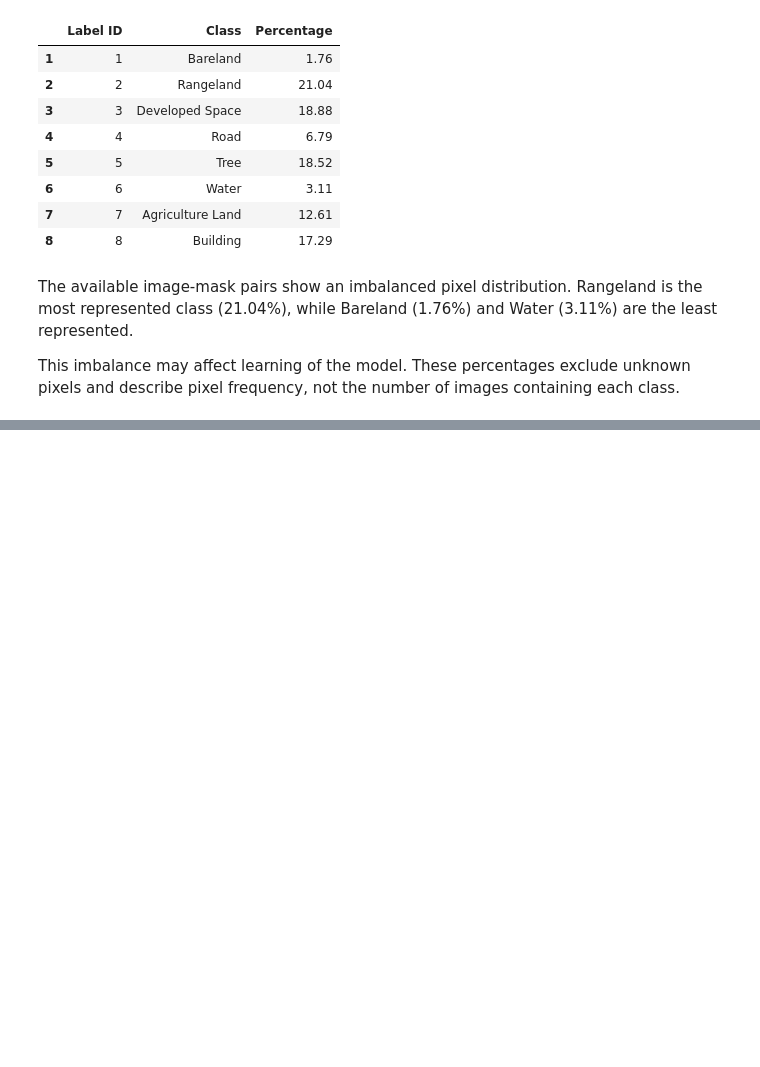
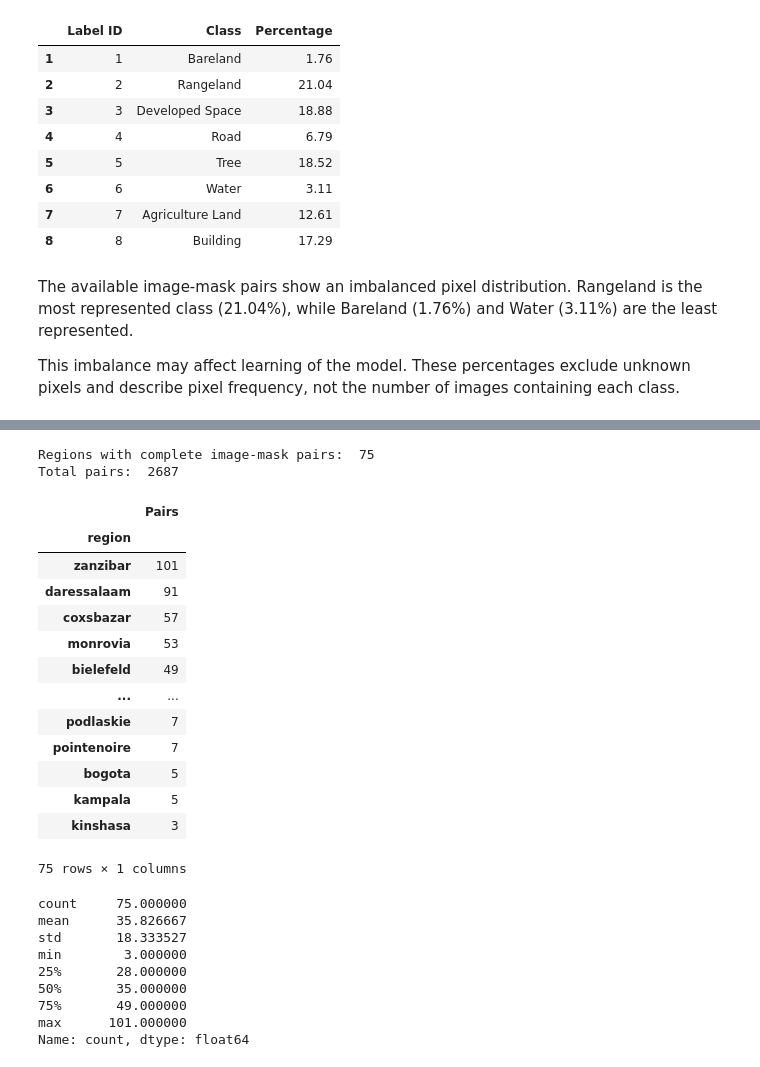
Before and after one commit to jarimbafrancisco-arch/Land-Cover-Segmentation-Mapping, a Jupyter notebook: notebooks/01_EDA_loading.ipynb, the cells around one changed output, grey strips where cells are left out. Saved outputs shown, nothing was run; the diff lists cells and outputs as text; code cells hidden in the pictures; blank space fills up the shorter version.

```diff
--- a/notebooks/01_EDA_loading.ipynb
+++ b/notebooks/01_EDA_loading.ipynb
@@ -321,0 +336,35 @@ These percentages exclude unknown pixels and describe pixel frequency, not the n
+# %%
+paired_data=sizes_df[sizes_df["same_size"]==True]
+pairs_per_region=paired_data["region"].value_counts().sort_index()
+
+print("Regions with complete image-mask pairs: ", len(pairs_per_region))
+print("Total pairs: ", pairs_per_region.sum())
+
+display (pairs_per_region.to_frame(name="Pairs").sort_values(by="Pairs", ascending=False))
+display(pairs_per_region.describe())
+# %% [output]
+Regions with complete image-mask pairs:  75
+Total pairs:  2687
+|  | Pairs |
+| region |  |
+| zanzibar | 101 |
+| daressalaam | 91 |
+| coxsbazar | 57 |
+| monrovia | 53 |
+| bielefeld | 49 |
+| ... | ... |
+| podlaskie | 7 |
+| pointenoire | 7 |
+| bogota | 5 |
+| kampala | 5 |
+| kinshasa | 3 |
+75 rows × 1 columns
+count     75.000000
+mean      35.826667
+std       18.333527
+min        3.000000
+25%       28.000000
+50%       35.000000
+75%       49.000000
+max      101.000000
+Name: count, dtype: float64
```
Also changed, not shown: parts of 12 cells of this notebook, 2 other files.
